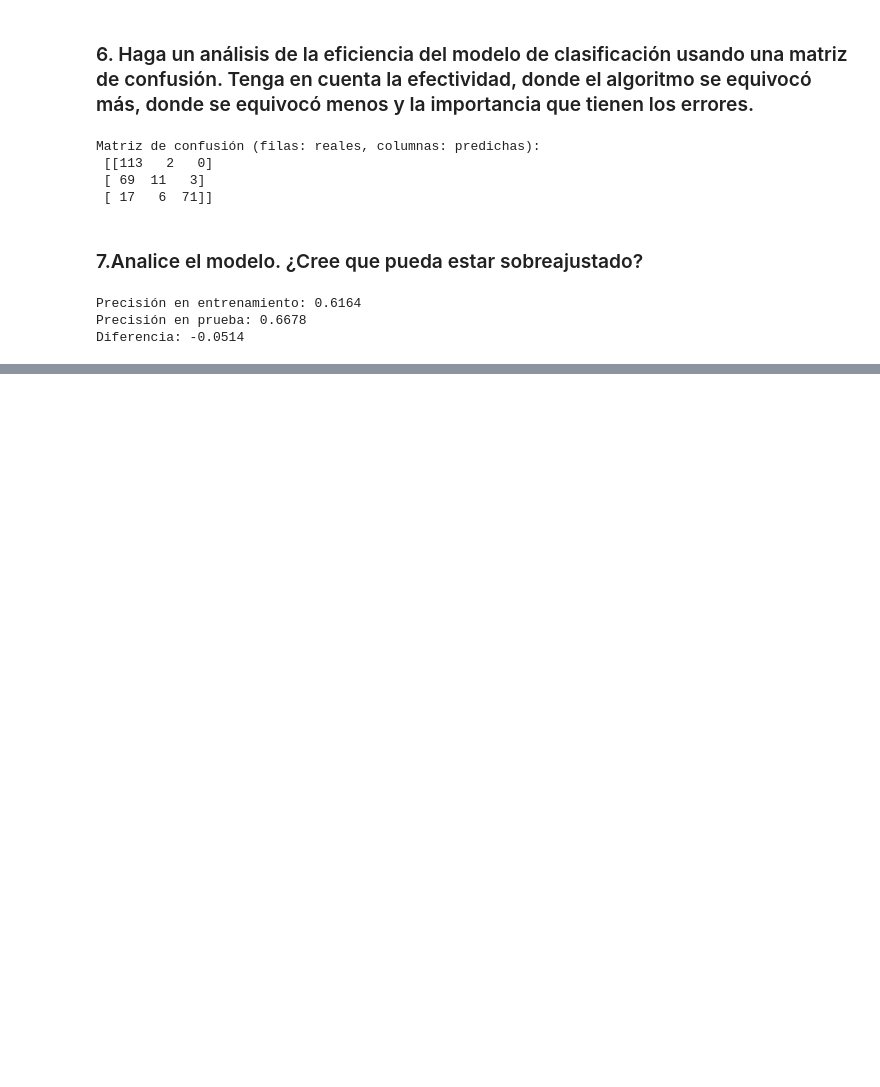
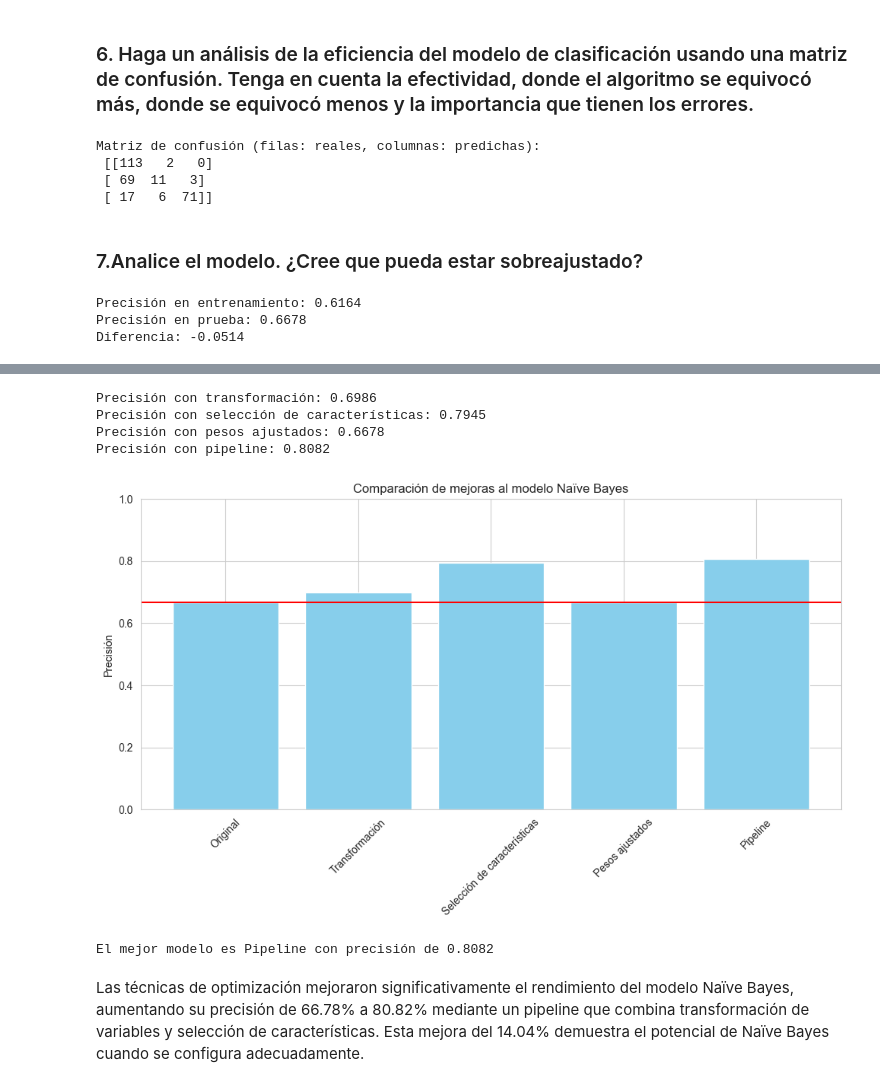
Before and after one commit to Riv2oo4/Proyecto1_MD, a Jupyter notebook: proyecto1.ipynb, the cells around one changed output, grey strips where cells are left out. Saved outputs shown, nothing was run; the diff lists cells and outputs as text; code cells hidden in the pictures; blank space fills up the shorter version.

Commit message:
Mejora del Modelo

```diff
--- a/proyecto1.ipynb
+++ b/proyecto1.ipynb
@@ -1533,0 +1536,79 @@ Diferencia: -0.0514
+# %%
+from sklearn.naive_bayes import GaussianNB
+from sklearn.preprocessing import PowerTransformer
+from sklearn.feature_selection import SelectKBest, f_classif
+from sklearn.pipeline import Pipeline
+from sklearn.compose import ColumnTransformer
+from sklearn.model_selection import GridSearchCV
+
+# Mejora mediante transformación de variables
+power_transformer = PowerTransformer(method='yeo-johnson')
+X_train_transformed = power_transformer.fit_transform(X_train_scaled)
+X_test_transformed = power_transformer.transform(X_test_scaled)
+nb_improved = GaussianNB()
+nb_improved.fit(X_train_transformed, y_train_cat)
+y_pred_improved = nb_improved.predict(X_test_transformed)
+accuracy_improved = accuracy_score(y_test_cat, y_pred_improved)
+print(f"Precisión con transformación: {accuracy_improved:.4f}")
+
+# Selección de características
+selector = SelectKBest(f_classif, k=10)
+X_train_selected = selector.fit_transform(X_train_scaled, y_train_cat)
+X_test_selected = selector.transform(X_test_scaled)
+nb_selected = GaussianNB()
+nb_selected.fit(X_train_selected, y_train_cat)
+y_pred_selected = nb_selected.predict(X_test_selected)
+accuracy_selected = accuracy_score(y_test_cat, y_pred_selected)
+print(f"Precisión con selección de características: {accuracy_selected:.4f}")
+
+# Ajustar pesos de clases para balancear
+class_weights = {0: 1, 1: 2, 2: 1.5}
+nb_weighted = GaussianNB(priors=None)
+classes = np.unique(y_train_cat)
+class_counts = np.array([np.sum(y_train_cat == c) for c in classes])
+priors = np.array([class_weights.get(c, 1) * count for c, count in zip(classes, class_counts)])
+priors = priors / priors.sum()
+nb_weighted.priors = priors
+nb_weighted.fit(X_train_scaled, y_train_cat)
+y_pred_weighted = nb_weighted.predict(X_test_scaled)
+accuracy_weighted = accuracy_score(y_test_cat, y_pred_weighted)
+print(f"Precisión con pesos ajustados: {accuracy_weighted:.4f}")
+
+# Pipeline con varias mejoras combinadas
+pipeline = Pipeline([
+    ('transform', PowerTransformer(method='yeo-johnson')),
+    ('select', SelectKBest(f_classif, k=15)),
+    ('classifier', GaussianNB())
+])
+pipeline.fit(X_train_scaled, y_train_cat)
+y_pred_pipeline = pipeline.predict(X_test_scaled)
+accuracy_pipeline = accuracy_score(y_test_cat, y_pred_pipeline)
+print(f"Precisión con pipeline: {accuracy_pipeline:.4f}")
+
+models = {
+    'Original': accuracy_test,
+    'Transformación': accuracy_improved,
+    'Selección de características': accuracy_selected,
+    'Pesos ajustados': accuracy_weighted,
+    'Pipeline': accuracy_pipeline
+}
+plt.figure(figsize=(10, 6))
+plt.bar(models.keys(), models.values(), color='skyblue')
+plt.axhline(y=accuracy_test, color='r', linestyle='-', label='Modelo original')
+plt.ylim(0, 1.0)
+plt.ylabel('Precisión')
+plt.title('Comparación de mejoras al modelo Naïve Bayes')
+plt.xticks(rotation=45)
+plt.tight_layout()
+plt.show()
+best_model = max(models.items(), key=lambda x: x[1])
+print(f"El mejor modelo es {best_model[0]} con precisión de {best_model[1]:.4f}")
+# %% [output]
+Precisión con transformación: 0.6986
+Precisión con selección de características: 0.7945
+Precisión con pesos ajustados: 0.6678
+Precisión con pipeline: 0.8082
+[figure, added]
+El mejor modelo es Pipeline con precisión de 0.8082
+# %% [markdown]
+Las técnicas de optimización mejoraron significativamente el rendimiento del modelo Naïve Bayes, aumentando su precisión de 66.78% a 80.82% mediante un pipeline que combina transformación de variables y selección de características. Esta mejora del 14.04% demuestra el potencial de Naïve Bayes cuando se configura adecuadamente.
```
Also changed, not shown: parts of 1 cell of this notebook.
